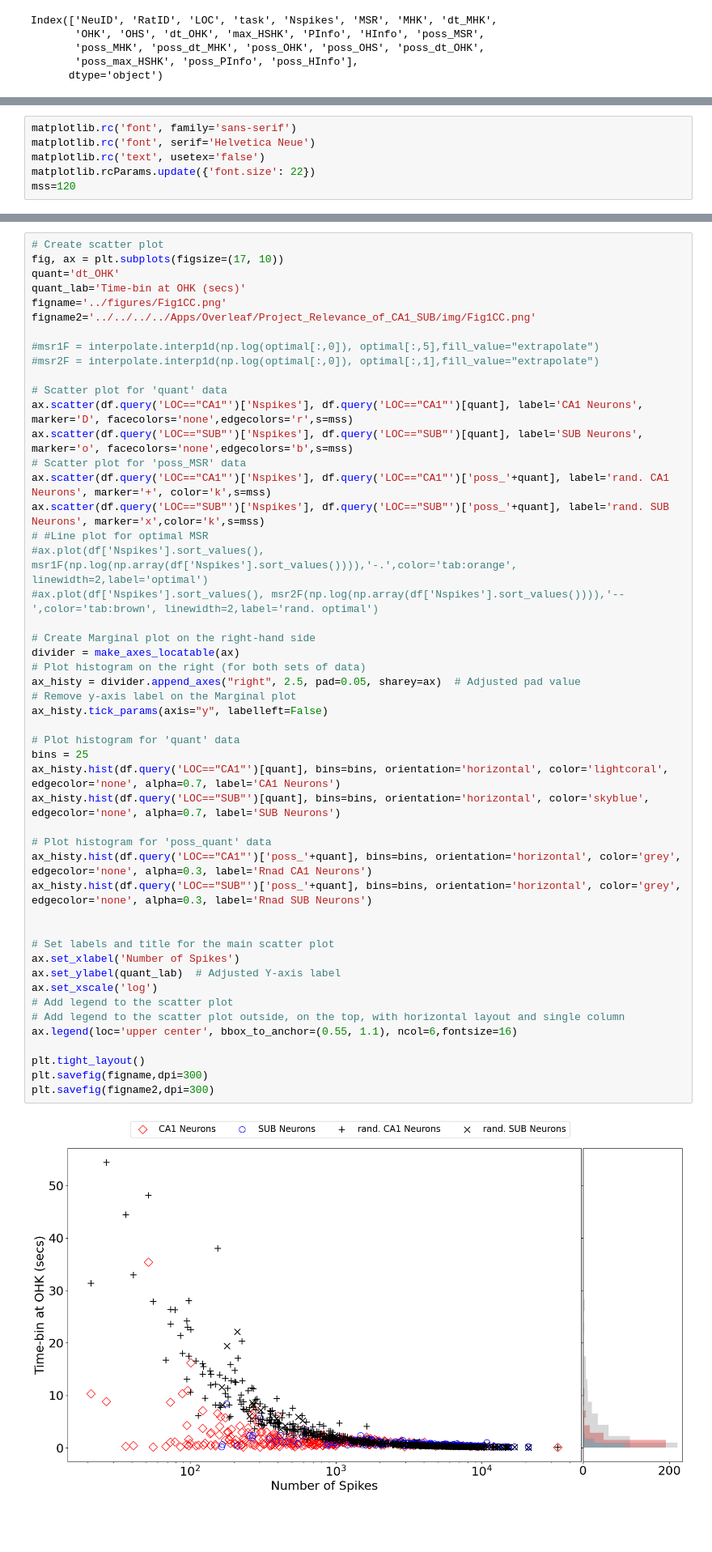
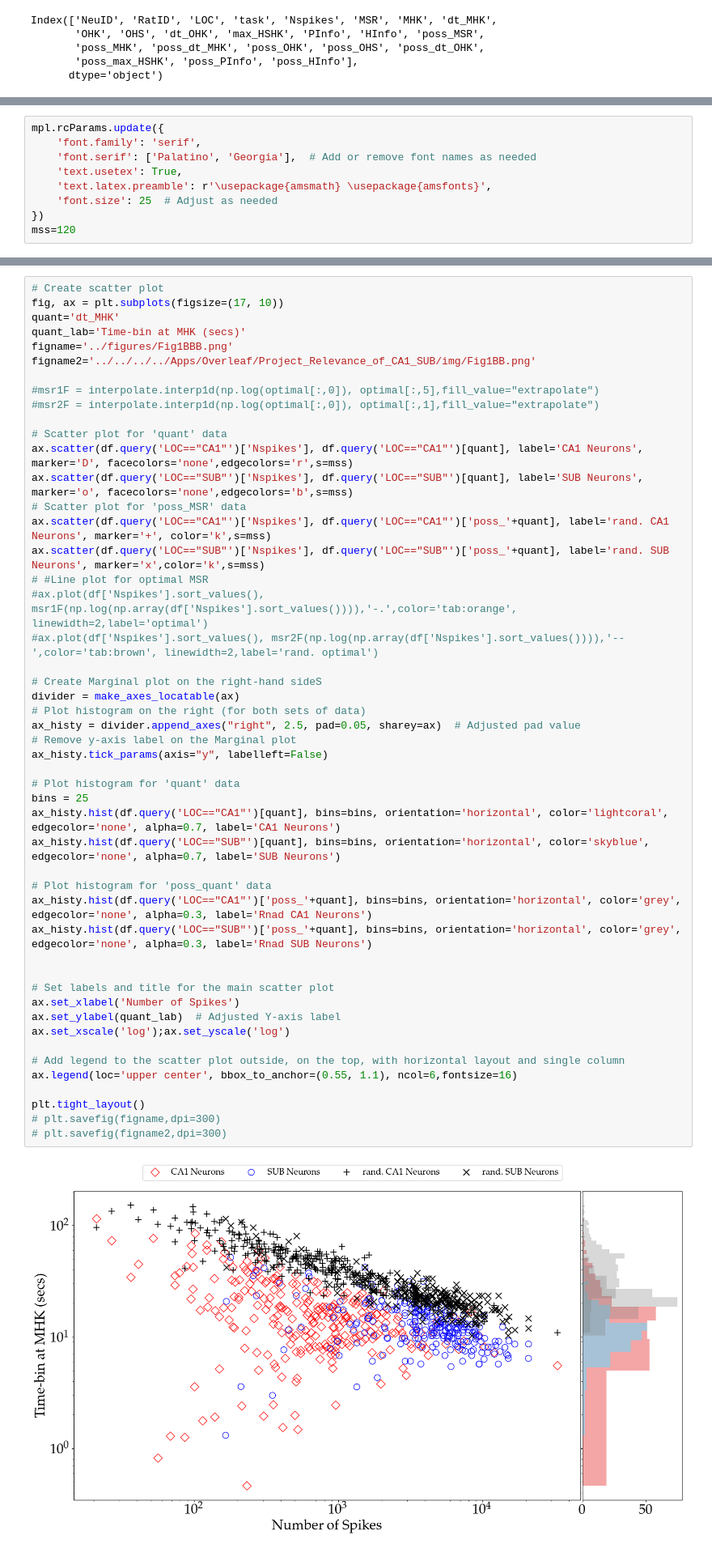
Before and after one commit to amisapta15/ResolutionRelevance, a Jupyter notebook: src/Fig_test.ipynb, the cells around one changed output, grey strips where cells are left out. Shown at 81% size. Saved outputs shown, nothing was run; the diff lists cells and outputs as text; blank space fills up the shorter version.

Commit message:
updated all another figures with updated X and Y axis ranges

```diff
--- a/src/Fig_test.ipynb
+++ b/src/Fig_test.ipynb
@@ -53,9 +53,12 @@ import matplotlib
 import matplotlib.pyplot as plt
 from mpl_toolkits.axes_grid1 import make_axes_locatable
-# %%
-matplotlib.rc('font', family='sans-serif')
-matplotlib.rc('font', serif='Helvetica Neue')
-matplotlib.rc('text', usetex='false')
-matplotlib.rcParams.update({'font.size': 22})
-mss=120
+# %%
+mpl.rcParams.update({
+    'font.family': 'serif',
+    'font.serif': ['Palatino', 'Georgia'],  # Add or remove font names as needed
+    'text.usetex': True,
+    'text.latex.preamble': r'\usepackage{amsmath} \usepackage{amsfonts}',
+    'font.size': 25  # Adjust as needed
+})
+mss=120
 # %% [markdown]
@@ -63,10 +183,10 @@ Number of spikes-0, poss_MSR_opt-1,MSR-2,MHK-6,OHK-4,OHS-3,OHK+OHS-5
 # %%
 # Create scatter plot
 fig, ax = plt.subplots(figsize=(17, 10))
-quant='dt_OHK'
-quant_lab='Time-bin at OHK (secs)'
-figname='../figures/Fig1CC.png'
-figname2='../../../../Apps/Overleaf/Project_Relevance_of_CA1_SUB/img/Fig1CC.png'
+quant='dt_MHK'
+quant_lab='Time-bin at MHK (secs)'
+figname='../figures/Fig1BBB.png'
+figname2='../../../../Apps/Overleaf/Project_Relevance_of_CA1_SUB/img/Fig1BB.png'
 
 #msr1F = interpolate.interp1d(np.log(optimal[:,0]), optimal[:,5],fill_value="extrapolate")
 #msr2F = interpolate.interp1d(np.log(optimal[:,0]), optimal[:,1],fill_value="extrapolate")
@@ -78,39 +198,39 @@ ax.scatter(df.query('LOC=="SUB"')['Nspikes'], df.query('LOC=="SUB"')[quant], lab
 ax.scatter(df.query('LOC=="CA1"')['Nspikes'], df.query('LOC=="CA1"')['poss_'+quant], label='rand. CA1 Neurons', marker='+', color='k',s=mss)
 ax.scatter(df.query('LOC=="SUB"')['Nspikes'], df.query('LOC=="SUB"')['poss_'+quant], label='rand. SUB Neurons', marker='x',color='k',s=mss)
 # #Line plot for optimal MSR
 #ax.plot(df['Nspikes'].sort_values(), msr1F(np.log(np.array(df['Nspikes'].sort_values()))),'-.',color='tab:orange', linewidth=2,label='optimal')
 #ax.plot(df['Nspikes'].sort_values(), msr2F(np.log(np.array(df['Nspikes'].sort_values()))),'--',color='tab:brown', linewidth=2,label='rand. optimal')
 
-# Create Marginal plot on the right-hand side
+# Create Marginal plot on the right-hand sideS
 divider = make_axes_locatable(ax)
 # Plot histogram on the right (for both sets of data)
 ax_histy = divider.append_axes("right", 2.5, pad=0.05, sharey=ax)  # Adjusted pad value
 # Remove y-axis label on the Marginal plot
 ax_histy.tick_params(axis="y", labelleft=False)
 
 # Plot histogram for 'quant' data
 bins = 25
 ax_histy.hist(df.query('LOC=="CA1"')[quant], bins=bins, orientation='horizontal', color='lightcoral', edgecolor='none', alpha=0.7, label='CA1 Neurons')
 ax_histy.hist(df.query('LOC=="SUB"')[quant], bins=bins, orientation='horizontal', color='skyblue', edgecolor='none', alpha=0.7, label='SUB Neurons')
 
 # Plot histogram for 'poss_quant' data
 ax_histy.hist(df.query('LOC=="CA1"')['poss_'+quant], bins=bins, orientation='horizontal', color='grey', edgecolor='none', alpha=0.3, label='Rnad CA1 Neurons')
 ax_histy.hist(df.query('LOC=="SUB"')['poss_'+quant], bins=bins, orientation='horizontal', color='grey', edgecolor='none', alpha=0.3, label='Rnad SUB Neurons')
 
 
 # Set labels and title for the main scatter plot
 ax.set_xlabel('Number of Spikes')
 ax.set_ylabel(quant_lab)  # Adjusted Y-axis label
-ax.set_xscale('log')
-# Add legend to the scatter plot
+ax.set_xscale('log');ax.set_yscale('log')
+
 # Add legend to the scatter plot outside, on the top, with horizontal layout and single column
 ax.legend(loc='upper center', bbox_to_anchor=(0.55, 1.1), ncol=6,fontsize=16)
 
 plt.tight_layout()
-plt.savefig(figname,dpi=300)
-plt.savefig(figname2,dpi=300)
+# plt.savefig(figname,dpi=300)
+# plt.savefig(figname2,dpi=300)
 # %% [output]
-[figure, old version]
+[figure, new version]
 # %%
 import plotly.express as px
 
```
Also changed, not shown: parts of 8 cells of this notebook, 1 other file.
